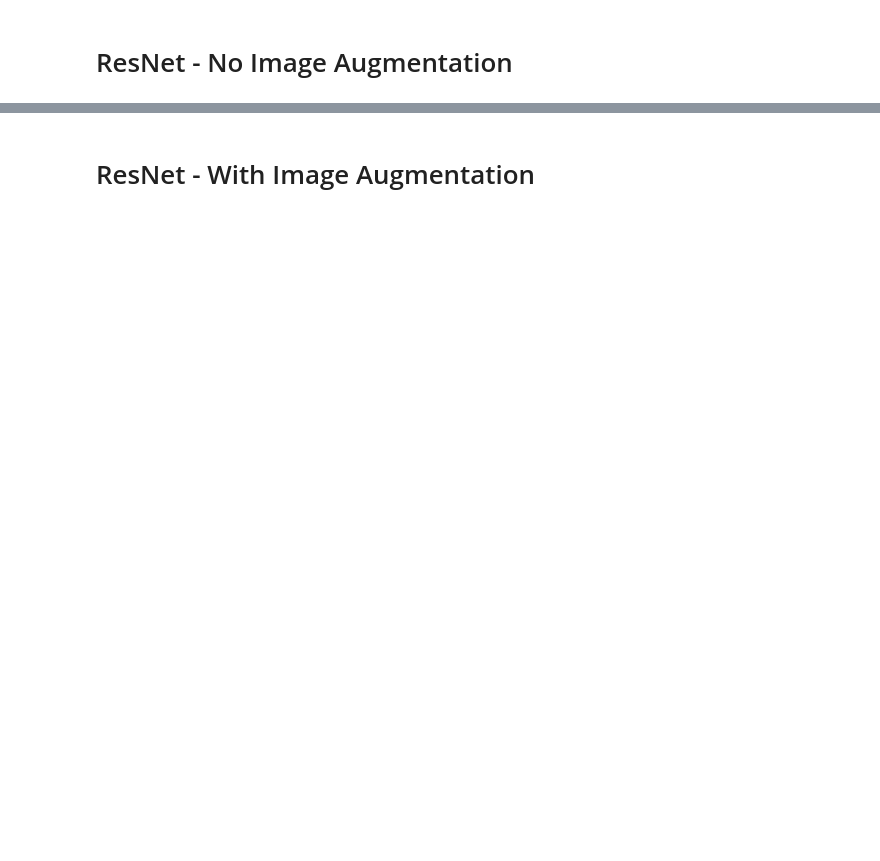
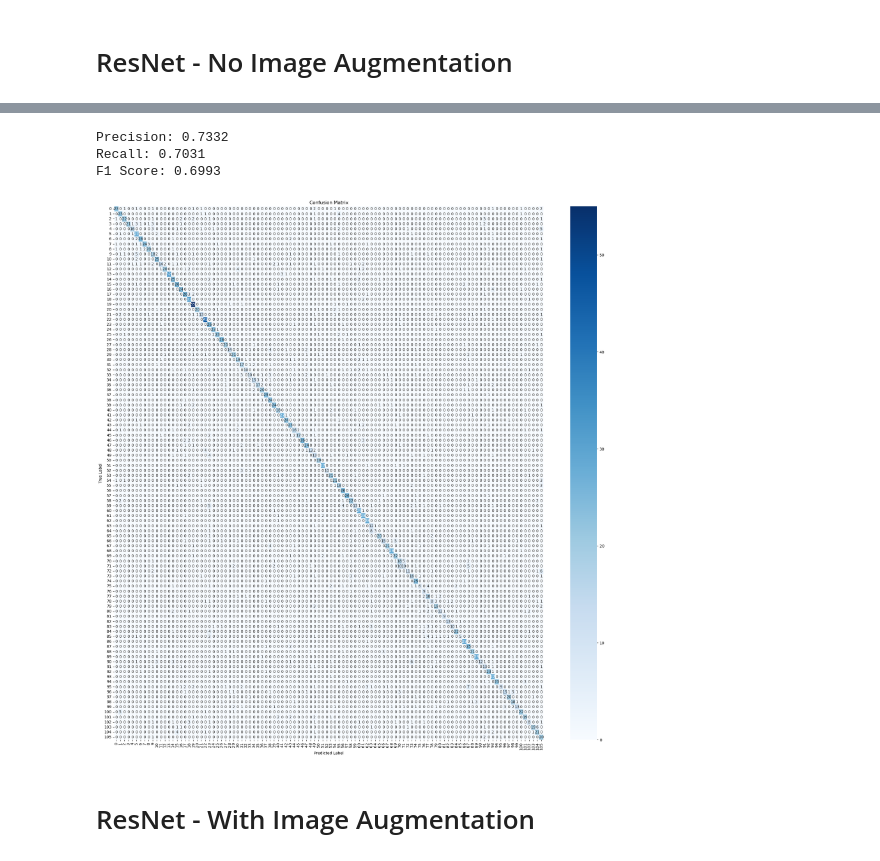
Before and after one commit to AlbertMP/MushroomSafe, a Jupyter notebook: model/resnet_efficientnet.ipynb, the cells around one changed output, grey strips where cells are left out. Saved outputs shown, nothing was run; the diff lists cells and outputs as text; code cells hidden in the pictures; blank space fills up the shorter version.

```diff
--- a/model/resnet_efficientnet.ipynb
+++ b/model/resnet_efficientnet.ipynb
@@ -232,3 +263,54 @@ plot_training_progress(results_path)
+# %%
+from sklearn.metrics import precision_score, recall_score, f1_score, confusion_matrix
+import seaborn as sns
+import matplotlib.pyplot as plt
+import numpy as np
+
+# 加载模型
+model = ResNet(num_classes=106)
+model.load_state_dict(torch.load(results_path)['model_state_dict'])
+model = model.to(device)
+
+# 设置模型为评估模式
+model.eval()
+
+# 初始化预测和真实标签的列表
+y_true = []
+y_pred = []
+
+# 使用模型进行预测
+with torch.no_grad():
+    for images, labels in test_loader:
+        images = images.to(device)
+        labels = labels.to(device)
+
+        outputs = model(images)
+        _, predicted = torch.max(outputs.data, 1)
+        y_pred.extend(predicted.cpu().numpy().tolist())
+        y_true.extend(labels.cpu().numpy().tolist())
+
+# 计算评价指标
+precision = precision_score(y_true, y_pred, average='macro')
+recall = recall_score(y_true, y_pred, average='macro')
+f1 = f1_score(y_true, y_pred, average='macro')
+
+print(f'Precision: {precision:.4f}')
+print(f'Recall: {recall:.4f}')
+print(f'F1 Score: {f1:.4f}')
+
+# 计算混淆矩阵并进行可视化
+cm = confusion_matrix(y_true, y_pred)
+plt.figure(figsize=(25, 25))
+sns.heatmap(cm, annot=True, fmt='d', cmap='Blues')
+plt.xlabel('Predicted Label')
+plt.ylabel('True Label')
+plt.title('Confusion Matrix')
+plt.show()
+# %% [output]
+Precision: 0.7332
+Recall: 0.7031
+F1 Score: 0.6993
+[figure, added]
 # %% [markdown]
 # ResNet - With Image Augmentation
 # %%
```
Also changed, not shown: parts of 20 cells of this notebook, 14 other files.
